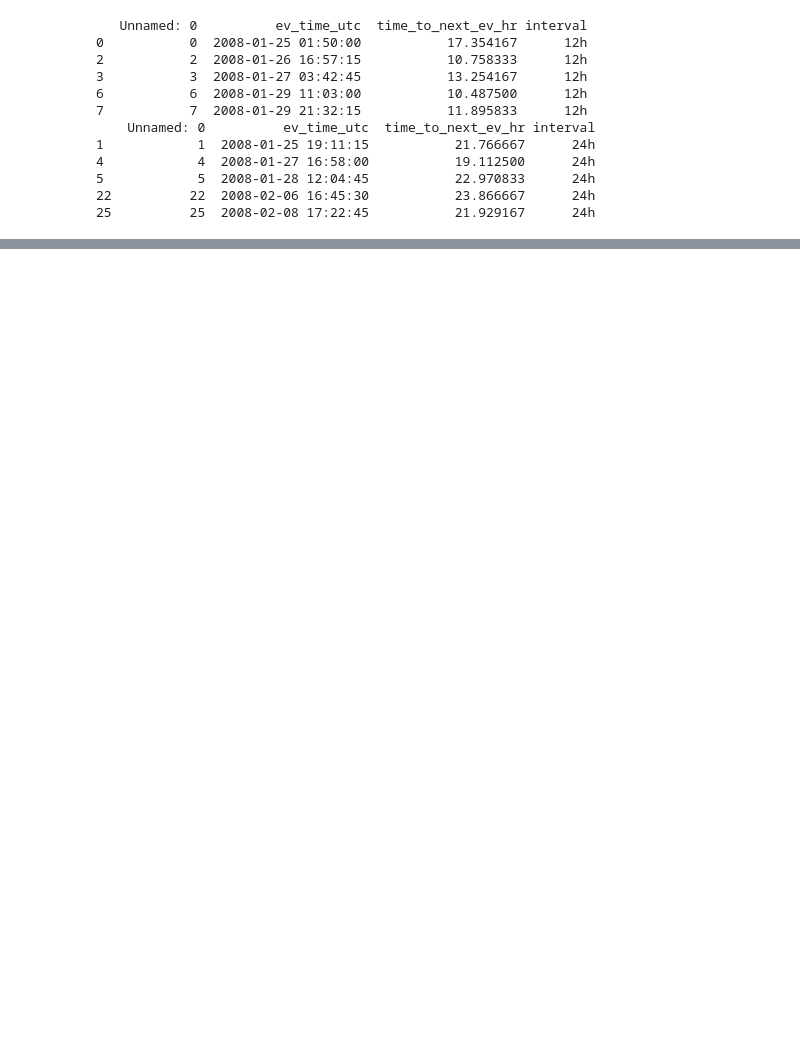
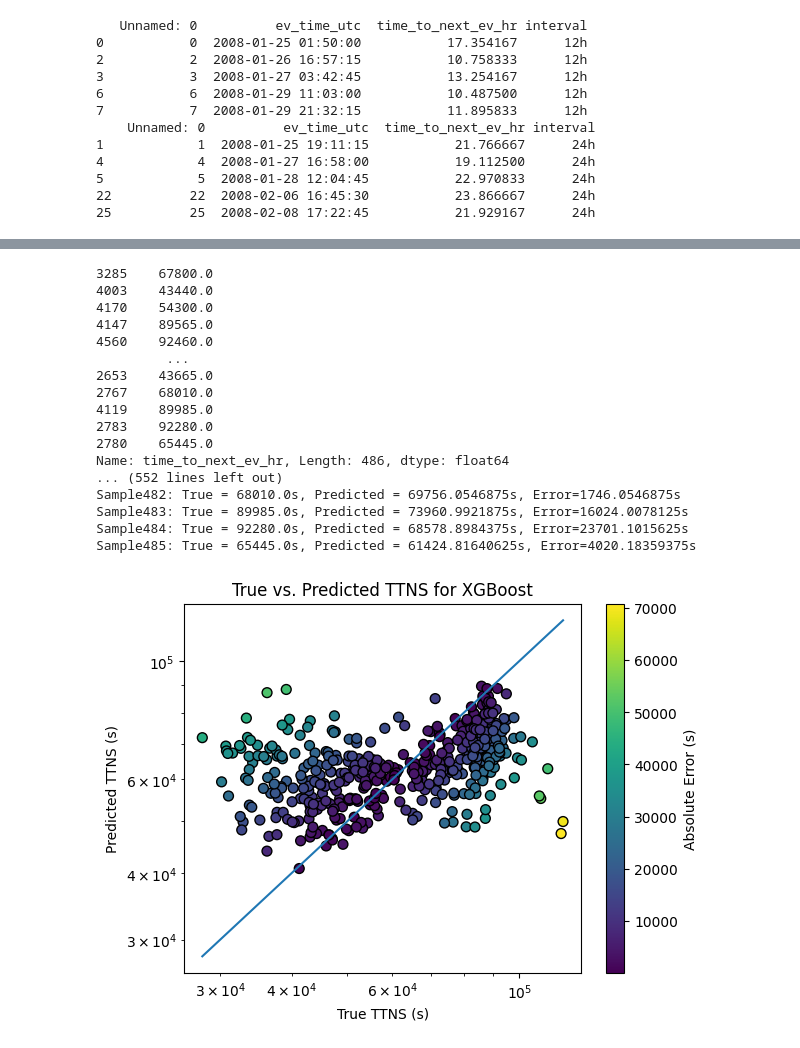
Before and after one commit to Icequake-QRC-Mines/Icequake-QRC-, a Jupyter notebook: Classical/Weighting-Features.ipynb, the cells around one changed output, grey strips where cells are left out. Saved outputs shown, nothing was run; the diff lists cells and outputs as text; code cells hidden in the pictures; blank space fills up the shorter version.

```diff
--- a/Classical/Weighting-Features.ipynb
+++ b/Classical/Weighting-Features.ipynb
@@ -362,0 +407,2 @@ Total majority 1s: 1845
+# %%
+X_train, X_val, X_test, y_train, y_val, y_test, feature_cols, amount_of_known = preprocess_data(filtered_time_new, data_weighted)
@@ -362,0 +494,45 @@ Total majority 1s: 1845
+# %%
+#XGBoost Analysis
+
+#Taking the target column and predictions out of the log scale to calculate the average error in seconds
+#y_test_secs = y_test.reshape(1,-1)
+y_test_secs = y_test
+XG_pred_secs = XGBoost_Prediction
+print(y_test_secs)
+print(XG_pred_secs)
+absolute_error_secs_XG = np.abs(XG_pred_secs - y_test_secs)
+
+#printing the true vs predicted value and error in seconds for every recrod
+for i, (true, pred, abs_error) in enumerate(zip(y_test_secs, XG_pred_secs, absolute_error_secs_XG)):
+  print(f"Sample{i}: True = {true}s, Predicted = {pred}s, Error={abs_error}s")
+
+# Scatter plot of predicted vs true
+plt.figure()
+plt.scatter(y_test_secs, XG_pred_secs, c=absolute_error_secs_XG, cmap='viridis', s=50, edgecolors="black")
+plt.colorbar(label="Absolute Error (s)")
+plt.plot([min(y_test_secs), max(y_test_secs)], [min(y_test_secs), max(y_test_secs)])
+plt.xlabel("True TTNS (s)")
+plt.ylabel("Predicted TTNS (s)")
+plt.title("True vs. Predicted TTNS for XGBoost")
+plt.xscale('log')
+plt.yscale('log')
+plt.show()
+# %% [output]
+3285    67800.0
+4003    43440.0
+4170    54300.0
+4147    89565.0
+4560    92460.0
+         ...
+2653    43665.0
+2767    68010.0
+4119    89985.0
+2783    92280.0
+2780    65445.0
+Name: time_to_next_ev_hr, Length: 486, dtype: float64
+... (552 lines left out)
+Sample482: True = 68010.0s, Predicted = 69756.0546875s, Error=1746.0546875s
+Sample483: True = 89985.0s, Predicted = 73960.9921875s, Error=16024.0078125s
+Sample484: True = 92280.0s, Predicted = 68578.8984375s, Error=23701.1015625s
+Sample485: True = 65445.0s, Predicted = 61424.81640625s, Error=4020.18359375s
+[figure, added]
```
Also changed, not shown: parts of 13 cells of this notebook, 2 other files.
